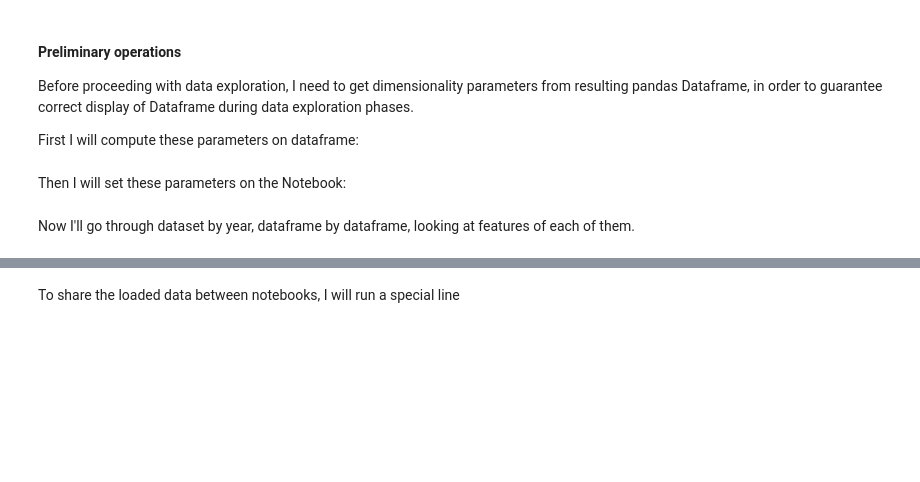
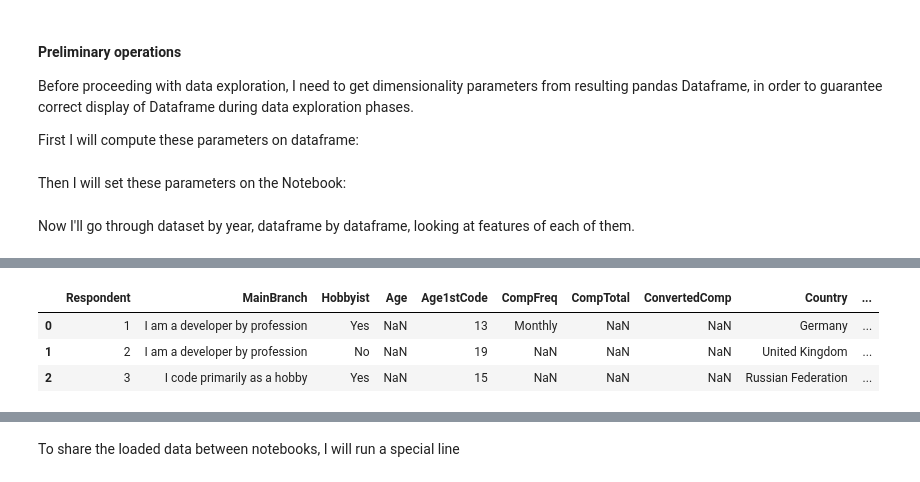
Before and after one commit to alfreedolf/stackoverflow_multiple_years, a Jupyter notebook: notebooks/0.AnalysisPresentation.ipynb, the cells around one changed output, grey strips where cells are left out. Drawn from its saved outputs; the diff is of its cells as text; code cells hidden in the pictures; blank space fills up the shorter version.

Commit message:
feat: add 2022 data

```diff
--- a/notebooks/0.AnalysisPresentation.ipynb
+++ b/notebooks/0.AnalysisPresentation.ipynb
@@ -58,7 +58,7 @@ Now I'll load data from CSV files:
 # %%
 # reading survey data from oldest to newest
 from preparation.data_load import load_surveys_data_from_csv
-df_surveys_11_to_21 = load_surveys_data_from_csv()
+df_surveys_11_to_22 = load_surveys_data_from_csv(years=range(2011, 2023))
 # %% [markdown]
 ### Data Exploration
 In this section I'll have a look at each dataframe comprising data from each year.
@@ -71,7 +71,7 @@ guarantee correct display of Dataframe during data exploration phases.
 First I will compute these parameters on dataframe:
 # %%
 from preparation.data_load import get_dataset_max_shapes
-max_rows, max_cols = get_dataset_max_shapes(df_surveys_11_to_21)
+max_rows, max_cols = get_dataset_max_shapes(df_surveys_11_to_22)
 # %% [markdown]
 Then I will set these parameters on the Notebook:
 # %%
@@ -110,5 +155,10 @@ df_surveys_11_to_21[2019].head(3)
 # %%
 # 2020 survey data dataframe
-df_surveys_11_to_21[2020].head(3)
+df_surveys_11_to_22[2020].head(3)
+# %% [output]
+|  | Respondent | MainBranch | Hobbyist | Age | Age1stCode | CompFreq | CompTotal | ConvertedComp | Country | ... |
+| 0 | 1 | I am a developer by profession | Yes | NaN | 13 | Monthly | NaN | NaN | Germany | ... |
+| 1 | 2 | I am a developer by profession | No | NaN | 19 | NaN | NaN | NaN | United Kingdom | ... |
+| 2 | 3 | I code primarily as a hobby | Yes | NaN | 15 | NaN | NaN | NaN | Russian Federation | ... |
 # %%
 # 2021 survey data dataframe
```
Also changed, not shown: parts of 14 cells of this notebook.
